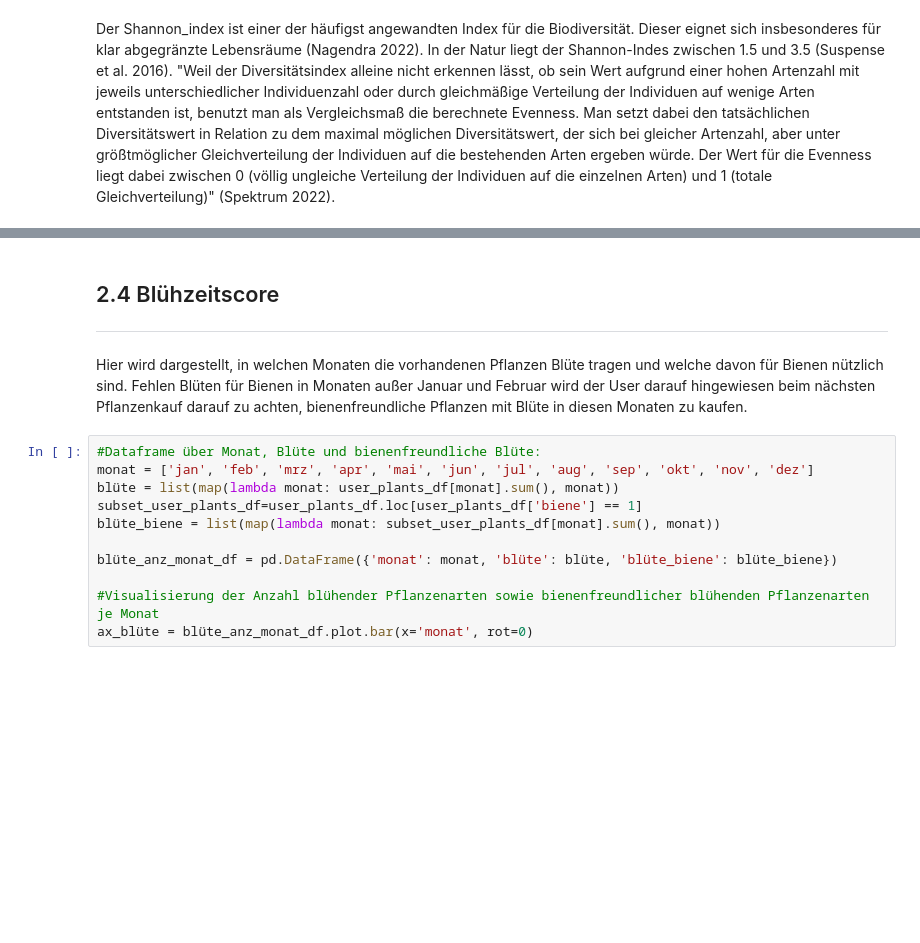
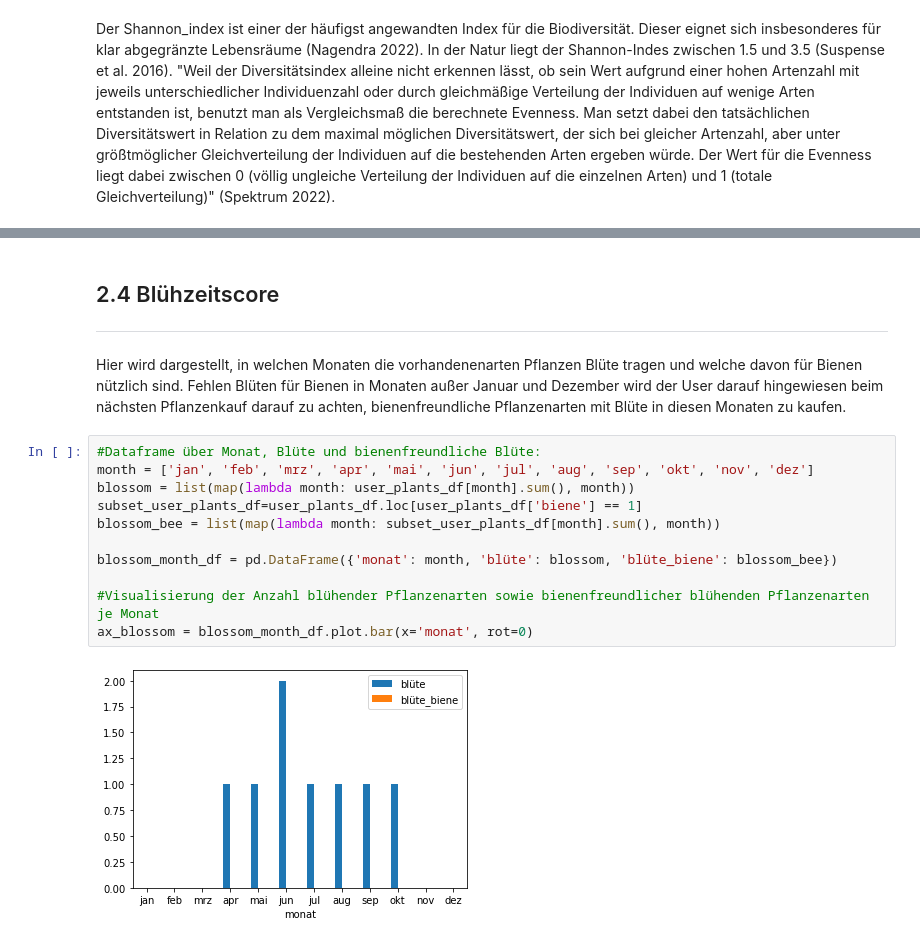
Before and after one commit to retoburch/BioDivBalkonia, a Jupyter notebook: Datenimport.ipynb, the cells around one changed output, grey strips where cells are left out. Drawn from its saved outputs; the diff is of its cells as text; blank space fills up the shorter version.

```diff
--- a/Datenimport.ipynb
+++ b/Datenimport.ipynb
@@ -217,17 +333,19 @@ if Total <= 85:
 ## 2.4 Blühzeitscore
 ---
 
-Hier wird dargestellt, in welchen Monaten die vorhandenen Pflanzen Blüte tragen und welche davon für Bienen nützlich sind. Fehlen Blüten für Bienen in Monaten außer Januar und Februar wird der User darauf hingewiesen beim nächsten Pflanzenkauf darauf zu achten, bienenfreundliche Pflanzen mit Blüte in diesen Monaten zu kaufen.
+Hier wird dargestellt, in welchen Monaten die vorhandenenarten Pflanzen Blüte tragen und welche davon für Bienen nützlich sind. Fehlen Blüten für Bienen in Monaten außer Januar und Dezember wird der User darauf hingewiesen beim nächsten Pflanzenkauf darauf zu achten, bienenfreundliche Pflanzenarten mit Blüte in diesen Monaten zu kaufen.
 # %%
 #Dataframe über Monat, Blüte und bienenfreundliche Blüte:
-monat = ['jan', 'feb', 'mrz', 'apr', 'mai', 'jun', 'jul', 'aug', 'sep', 'okt', 'nov', 'dez']
-blüte = list(map(lambda monat: user_plants_df[monat].sum(), monat))
+month = ['jan', 'feb', 'mrz', 'apr', 'mai', 'jun', 'jul', 'aug', 'sep', 'okt', 'nov', 'dez']
+blossom = list(map(lambda month: user_plants_df[month].sum(), month))
 subset_user_plants_df=user_plants_df.loc[user_plants_df['biene'] == 1]
-blüte_biene = list(map(lambda monat: subset_user_plants_df[monat].sum(), monat))
+blossom_bee = list(map(lambda month: subset_user_plants_df[month].sum(), month))
 
-blüte_anz_monat_df = pd.DataFrame({'monat': monat, 'blüte': blüte, 'blüte_biene': blüte_biene})
+blossom_month_df = pd.DataFrame({'monat': month, 'blüte': blossom, 'blüte_biene': blossom_bee})
 
 #Visualisierung der Anzahl blühender Pflanzenarten sowie bienenfreundlicher blühenden Pflanzenarten je Monat
-ax_blüte = blüte_anz_monat_df.plot.bar(x='monat', rot=0)
+ax_blossom = blossom_month_df.plot.bar(x='monat', rot=0)
+# %% [output]
+[figure, added]
 # %%
 #Hinweis, in welchen Monaten Blüte für Bienen fehlt.
```
Also changed, not shown: parts of 23 cells of this notebook.
